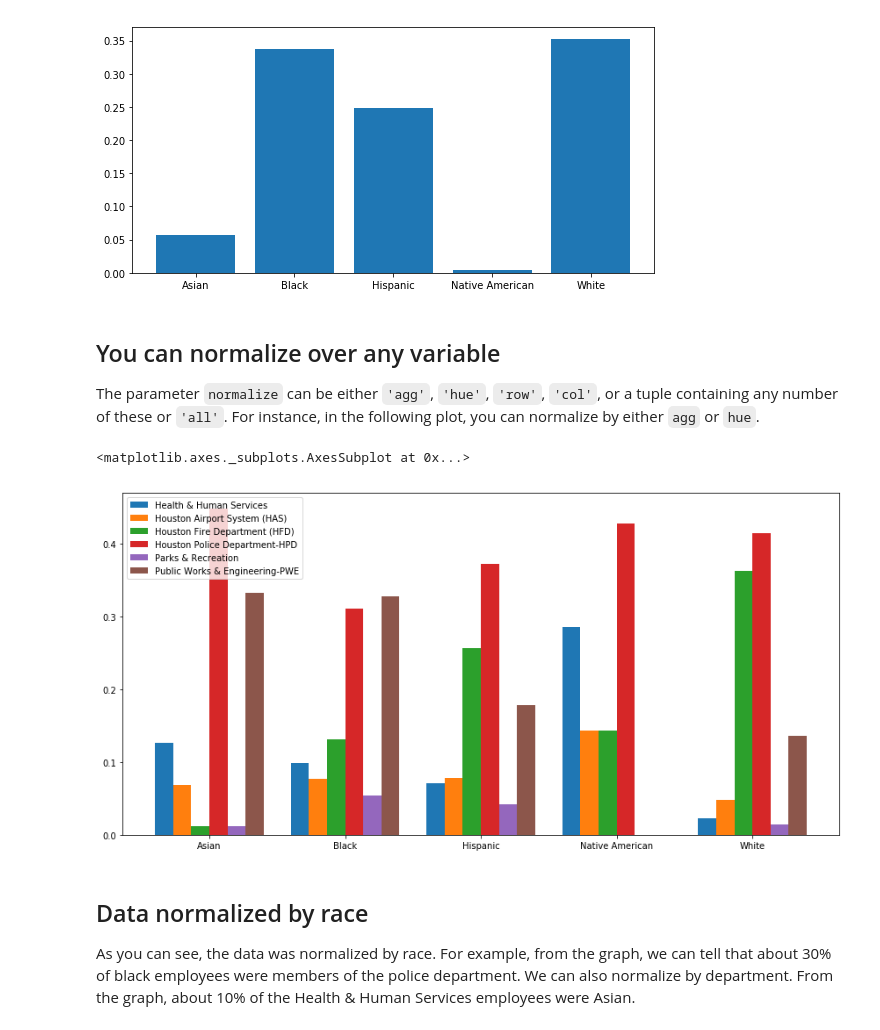
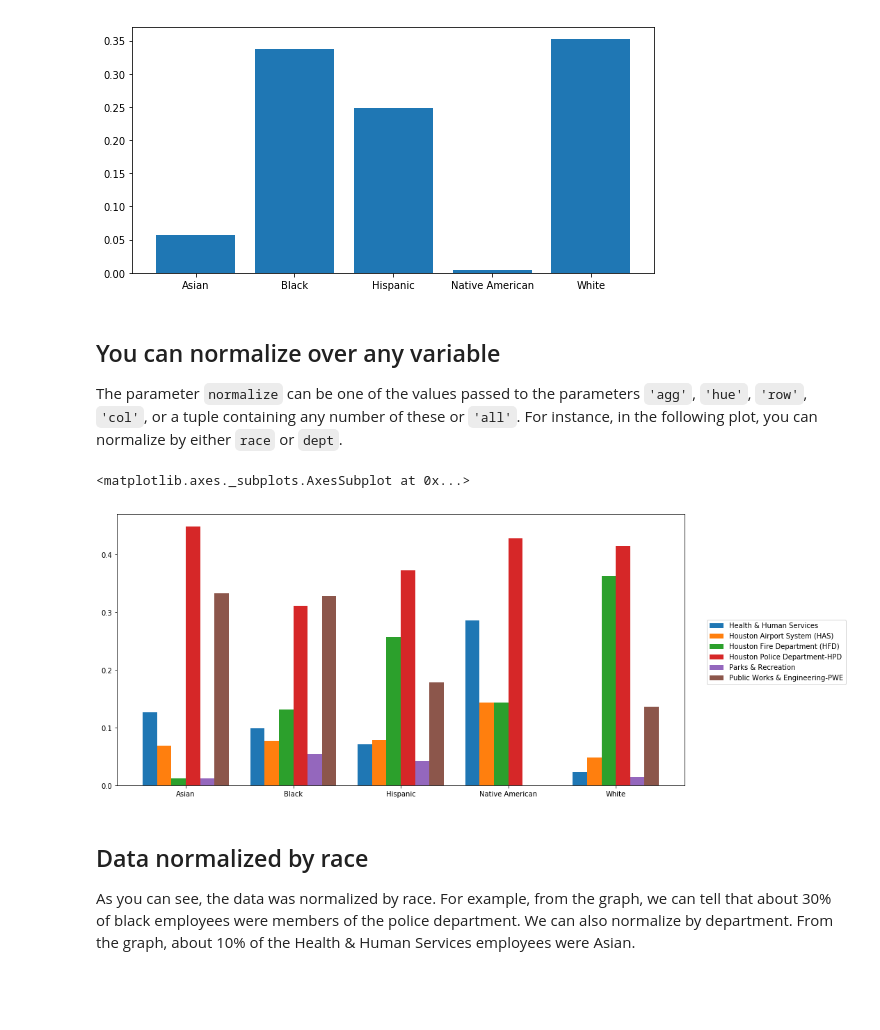
Before and after one commit to dexplo/dexplot, a Jupyter notebook: notebooks/Introduction to Dexplot.ipynb, the cells around one changed output. Saved outputs shown, nothing was run; the diff lists cells and outputs as text; code cells hidden in the pictures; blank space fills up the shorter version.

```diff
--- a/notebooks/Introduction to Dexplot.ipynb
+++ b/notebooks/Introduction to Dexplot.ipynb
@@ -118,12 +131,12 @@ dxp.aggplot(agg='race', data=emp, normalize='all', figsize=(8, 4))
 [figure]
 # %% [markdown]
 ## You can normalize over any variable
-The parameter `normalize` can be either `'agg'`, `'hue'`, `'row'`, `'col'`, or a tuple containing any number of these or `'all'`. For instance, in the following plot, you can normalize by either `agg` or `hue`.
+The parameter `normalize` can be one of the values passed to the parameters `'agg'`, `'hue'`, `'row'`, `'col'`, or a tuple containing any number of these or `'all'`. For instance, in the following plot, you can normalize by either `race` or `dept`.
 # %%
-dxp.aggplot(agg='race', data=emp, hue='dept', normalize='agg')
+dxp.aggplot(agg='race', data=emp, hue='dept', normalize='race')
 # %% [output]
 <matplotlib.axes._subplots.AxesSubplot at 0x...>
-[figure, old version]
+[figure, new version]
 # %% [markdown]
 ## Data normalized by race
 As you can see, the data was normalized by race. For example, from the graph, we can tell that about 30% of black employees were members of the police department. We can also normalize by department. From the graph, about 10% of the Health & Human Services employees were Asian.
```
Also changed, not shown: parts of 50 cells of this notebook, 27 other files.
